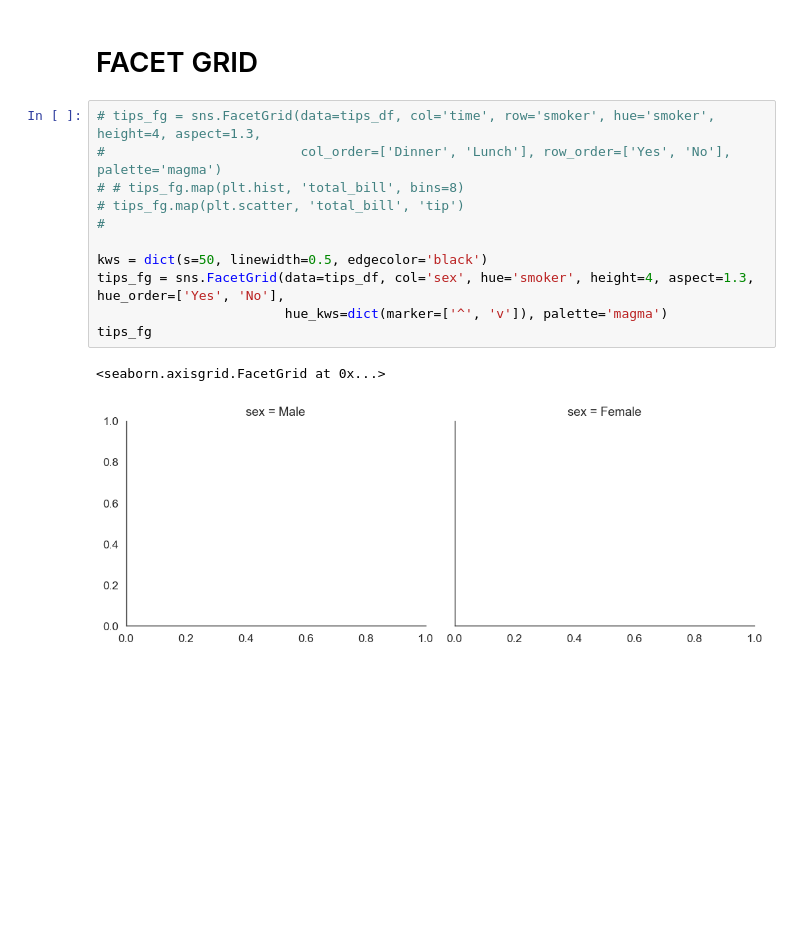
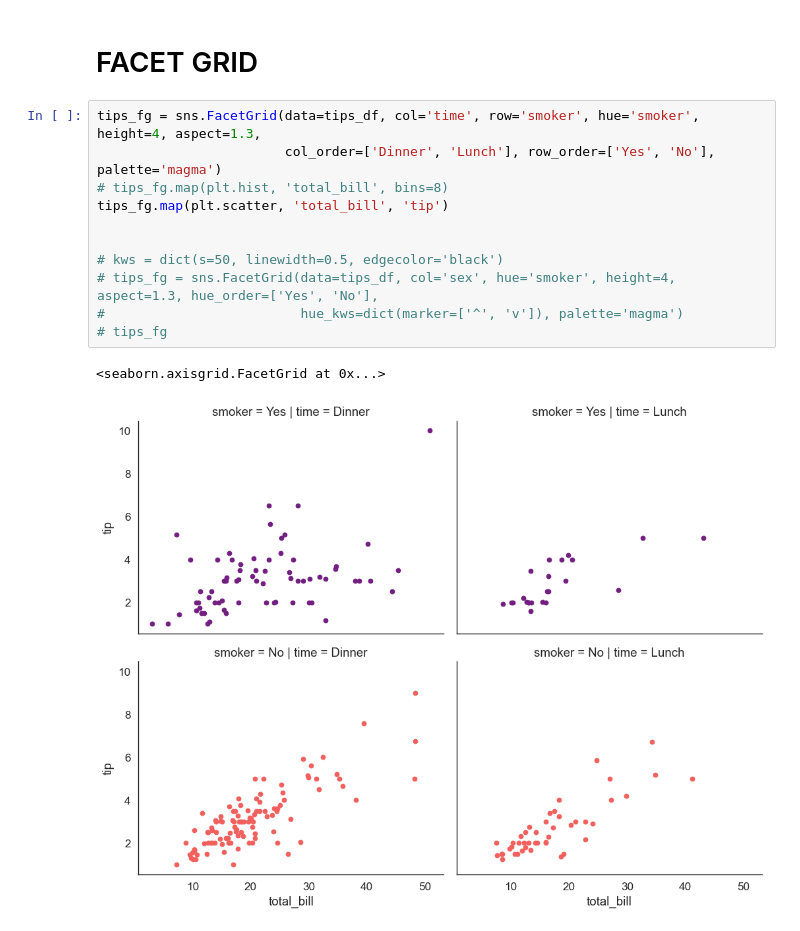
Before and after one commit to ZygimantasB/pandas_training, a Jupyter notebook: Youtube_videos_training/seaborn_library/seaborn.ipynb, the cells around one changed output. Cells and saved outputs as stored; diff of their text form; blank space fills up the shorter version.

```diff
--- a/Youtube_videos_training/seaborn_library/seaborn.ipynb
+++ b/Youtube_videos_training/seaborn_library/seaborn.ipynb
@@ -218,16 +209,16 @@ iris_g.add_legend()
 # %% [markdown]
 # FACET GRID
 # %%
-# tips_fg = sns.FacetGrid(data=tips_df, col='time', row='smoker', hue='smoker', height=4, aspect=1.3,
-#                         col_order=['Dinner', 'Lunch'], row_order=['Yes', 'No'], palette='magma')
-# # tips_fg.map(plt.hist, 'total_bill', bins=8)
-# tips_fg.map(plt.scatter, 'total_bill', 'tip')
-#
+tips_fg = sns.FacetGrid(data=tips_df, col='time', row='smoker', hue='smoker', height=4, aspect=1.3,
+                        col_order=['Dinner', 'Lunch'], row_order=['Yes', 'No'], palette='magma')
+# tips_fg.map(plt.hist, 'total_bill', bins=8)
+tips_fg.map(plt.scatter, 'total_bill', 'tip')
 
-kws = dict(s=50, linewidth=0.5, edgecolor='black')
-tips_fg = sns.FacetGrid(data=tips_df, col='sex', hue='smoker', height=4, aspect=1.3, hue_order=['Yes', 'No'],
-                        hue_kws=dict(marker=['^', 'v']), palette='magma')
-tips_fg
+
+# kws = dict(s=50, linewidth=0.5, edgecolor='black')
+# tips_fg = sns.FacetGrid(data=tips_df, col='sex', hue='smoker', height=4, aspect=1.3, hue_order=['Yes', 'No'],
+#                         hue_kws=dict(marker=['^', 'v']), palette='magma')
+# tips_fg
 # %% [output]
 <seaborn.axisgrid.FacetGrid at 0x...>
-[figure, old version]
+[figure, new version]
```
Also changed, not shown: parts of 11 cells of this notebook.
